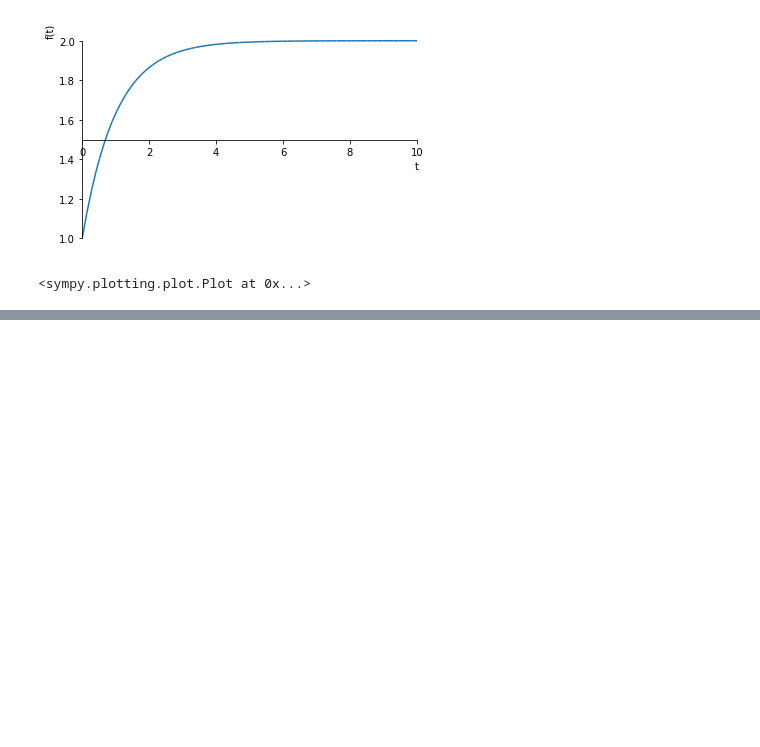
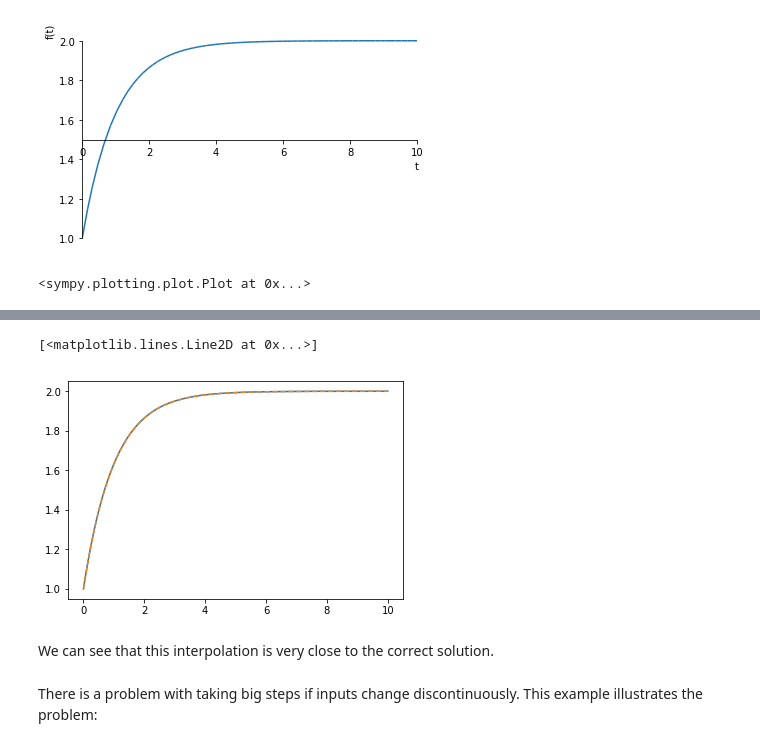
Before and after one commit to alchemyst/Dynamics-and-Control, a Jupyter notebook: 1_Dynamics/1_Modelling/Equation solving tools.ipynb, the cells around one changed output, grey strips where cells are left out. Cells and saved outputs as stored; diff of their text form; code cells hidden in the pictures; blank space fills up the shorter version.

```diff
--- a/1_Dynamics/1_Modelling/Equation solving tools.ipynb
+++ b/1_Dynamics/1_Modelling/Equation solving tools.ipynb
@@ -253,3 +286,15 @@ We can also solve differential equations numerically using `scipy.integrate.odei
+# %%
+sol = scipy.integrate.solve_ivp(dhdt, tspan, [h0], t_eval=tsmooth)
+# %%
+plt.plot(tsmooth, sol.y.T)
+plt.plot(tsmooth, hanalytic, '--')
+# %% [output]
+[<matplotlib.lines.Line2D at 0x...>]
+[figure, added]
+# %% [markdown]
+We can see that this interpolation is very close to the correct solution.
+# %% [markdown]
+There is a problem with taking big steps if inputs change discontinuously. This example illustrates the problem:
 # %%
 import scipy.integrate
 # %%
```
Also changed, not shown: parts of 55 cells of this notebook.
